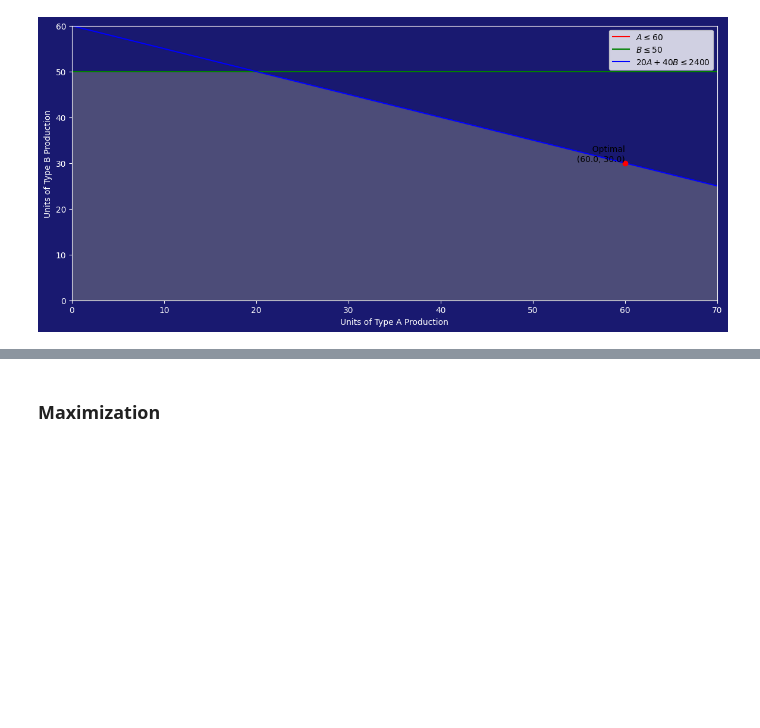
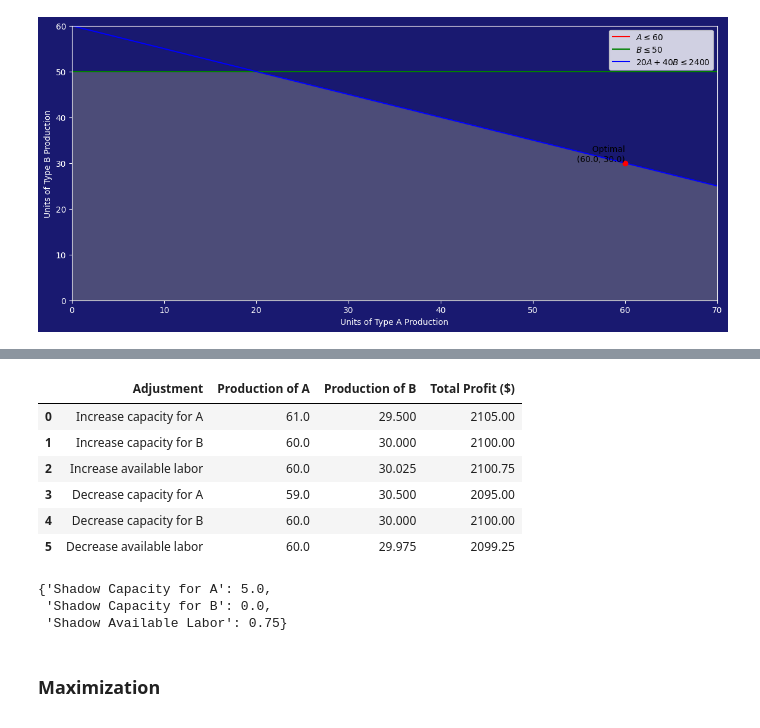
Before and after one commit to Jhonnatan7br/Business-Optmization, a Jupyter notebook: Optimization.ipynb, the cells around one changed output, grey strips where cells are left out. Cells and saved outputs as stored; diff of their text form; code cells hidden in the pictures; blank space fills up the shorter version.

```diff
--- a/Optimization.ipynb
+++ b/Optimization.ipynb
@@ -218,4 +219,80 @@ plt.show()
 (array([60., 30.]), 2100.0)
+# %%
+# Original constraints
+original_b = [60, 50, 2400]
+
+# Adjusted constraints for sensitivity analysis
+adjusted_bs = [
+    [61, 50, 2400],  # Increase capacity for A
+    [60, 51, 2400],  # Increase capacity for B
+    [60, 50, 2401],  # Increase available labor
+    [59, 50, 2400],  # Decrease capacity for A
+    [60, 49, 2400],  # Decrease capacity for B
+    [60, 50, 2399]   # Decrease available labor
+]
+
+# Solve the problem for each adjusted constraint set
+adjusted_results = []
+for adjusted_b in adjusted_bs:
+    adjusted_result = linprog(c, A_ub=A, b_ub=adjusted_b, bounds=[x0_bounds, x1_bounds], method='highs')
+    adjusted_profit = -adjusted_result.fun if adjusted_result.success else 0
+    adjusted_results.append((adjusted_result.x if adjusted_result.success else [0, 0], adjusted_profit))
+
+adjusted_results
+
+import pandas as pd
+
+# Create a DataFrame to display the results in a table
+adjusted_constraints = [
+    "Increase capacity for A",
+    "Increase capacity for B",
+    "Increase available labor",
+    "Decrease capacity for A",
+    "Decrease capacity for B",
+    "Decrease available labor"
+]
+
+df_results = pd.DataFrame({
+    "Adjustment": adjusted_constraints,
+    "Production of A": [result[0][0] for result in adjusted_results],
+    "Production of B": [result[0][1] for result in adjusted_results],
+    "Total Profit ($)": [result[1] for result in adjusted_results]
+})
+
+df_results
+# %% [output]
+|  | Adjustment | Production of A | Production of B | Total Profit ($) |
+| 0 | Increase capacity for A | 61.0 | 29.500 | 2105.00 |
+| 1 | Increase capacity for B | 60.0 | 30.000 | 2100.00 |
+| 2 | Increase available labor | 60.0 | 30.025 | 2100.75 |
+| 3 | Decrease capacity for A | 59.0 | 30.500 | 2095.00 |
+| 4 | Decrease capacity for B | 60.0 | 30.000 | 2100.00 |
+| 5 | Decrease available labor | 60.0 | 29.975 | 2099.25 |
+# %%
+# Calculate shadow prices based on the adjustments made
+# Original total profit
+original_profit = 2100.00
+
+# Changes in constraints and their corresponding profits
+changes_in_constraints = {
+    "Shadow Capacity for A": [1, 2105.00],  # Increase capacity for A by 1
+    "Shadow Capacity for B": [1, 2100.00],  # Increase capacity for B by 1 (no change in profit)
+    "Shadow Available Labor": [1, 2100.75]  # Increase available labor by 1 minute
+}
+
+# Calculate shadow prices
+shadow_prices = {}
+for constraint, change in changes_in_constraints.items():
+    delta_constraint = change[0]
+    new_profit = change[1]
+    shadow_price = (new_profit - original_profit) / delta_constraint
+    shadow_prices[constraint] = shadow_price
+
+shadow_prices
+# %% [output]
+{'Shadow Capacity for A': 5.0,
+ 'Shadow Capacity for B': 0.0,
+ 'Shadow Available Labor': 0.75}
 # %% [markdown]
 ### Maximization
 ![image.png](attachment:image.png)
```
Also changed, not shown: parts of 2 cells of this notebook.
